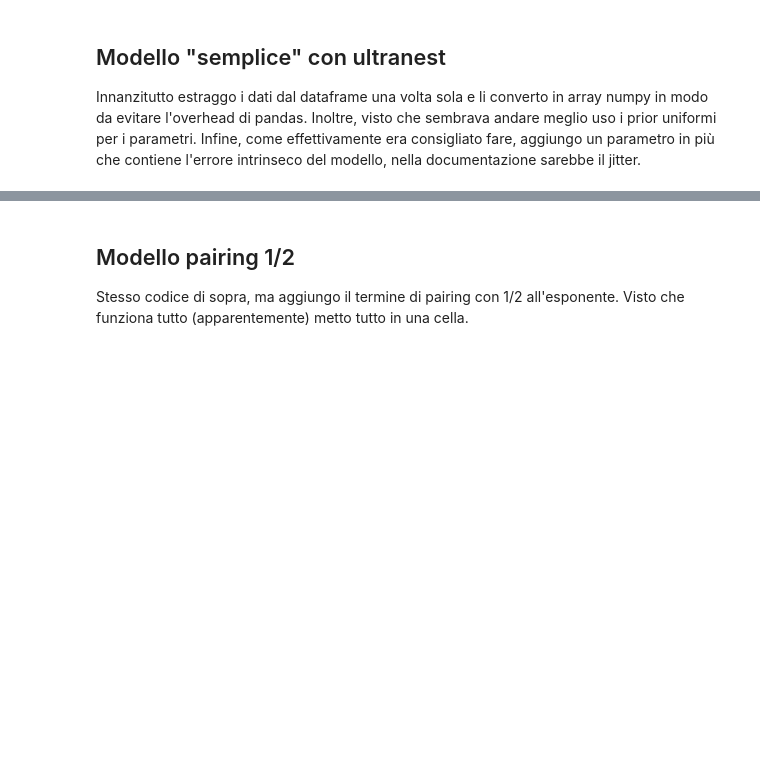
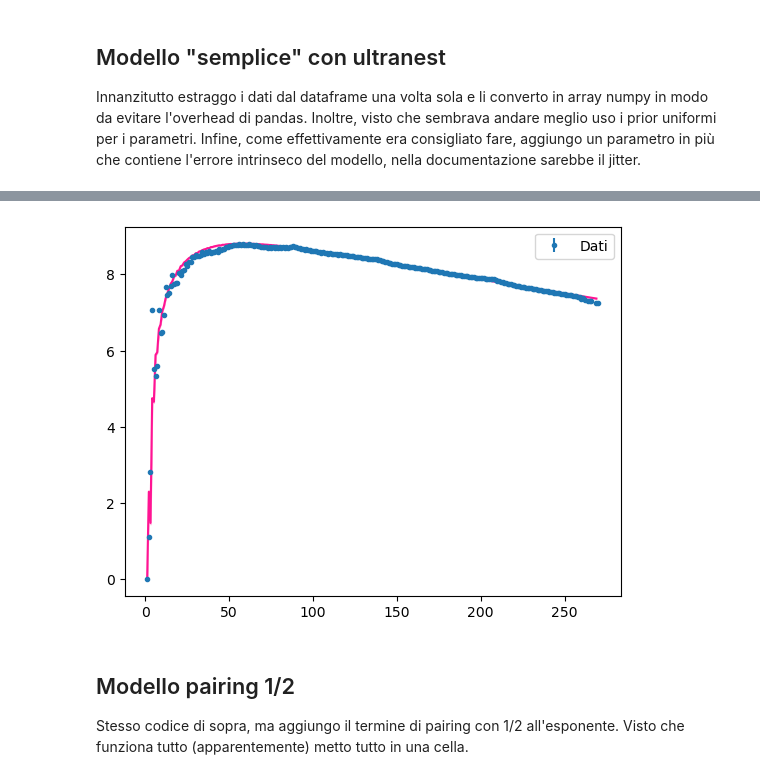
Before and after one commit to M4tt3o7r10l0/LMD_Goccia, a Jupyter notebook: Analisi_goccia.ipynb, the cells around one changed output, grey strips where cells are left out. Saved outputs shown, nothing was run; the diff lists cells and outputs as text; code cells hidden in the pictures; blank space fills up the shorter version.

```diff
--- a/Analisi_goccia.ipynb
+++ b/Analisi_goccia.ipynb
@@ -124,3 +128,41 @@ logZ = -7064.853 +- 0.246
+# %%
+A_range = np.arange(np.min(df["A"]), np.max(df["A"]))
+
+bind_max = df[["Binding Energy (MeV)", "Binding Energy std (MeV)"]].groupby(df["A"]).max()
+
+plt.errorbar(
+    bind_max.index,
+    bind_max["Binding Energy (MeV)"] / bind_max.index,
+    bind_max["Binding Energy std (MeV)"] / bind_max.index,
+    linestyle="",
+    marker=".",
+    label="Dati",
+)
+
+from ultranest.plot import PredictionBand
+
+band = PredictionBand(A_range)
+
+for a, params in enumerate(result_simple["samples"][:20]):
+    b = np.zeros_like(A_range, dtype='float')
+
+    for i, A in enumerate(A_range):
+        for N in range(0, A + 1):
+            Z = A - N
+            en = model_simple(N, Z, A, *(params[:-1])) / A
+            b[i] = np.max([b[i], en])
+
+    band.add(b)
+
+band.line(color="deeppink")
+band.shade(color="deeppink", alpha=0.3)
+
+# plt.plot(A_range, b, linestyle='', marker='.', label="Modello semplice")
+
+plt.legend()
+plt.show()
+# %% [output]
+[figure, added]
 # %% [markdown]
 ## Modello pairing 1/2
 Stesso codice di sopra, ma aggiungo il termine di pairing con 1/2 all'esponente. Visto che funziona tutto (apparentemente) metto tutto in una cella.
```
Also changed, not shown: parts of 6 cells of this notebook, 1 other file.
